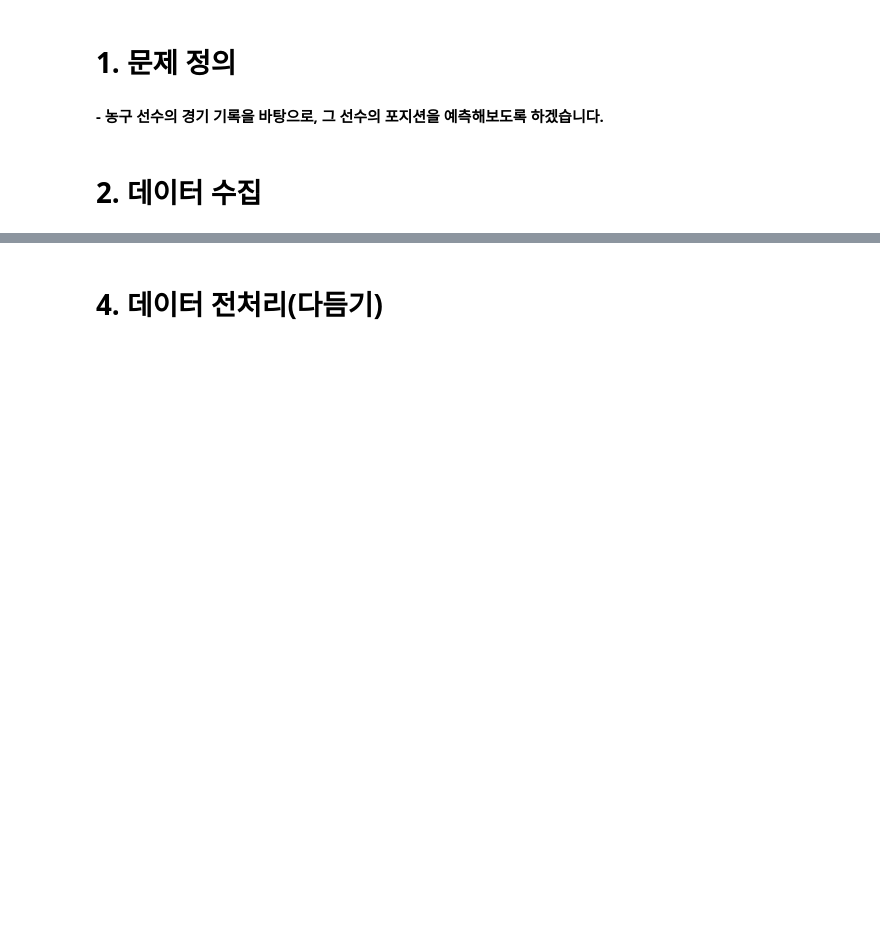
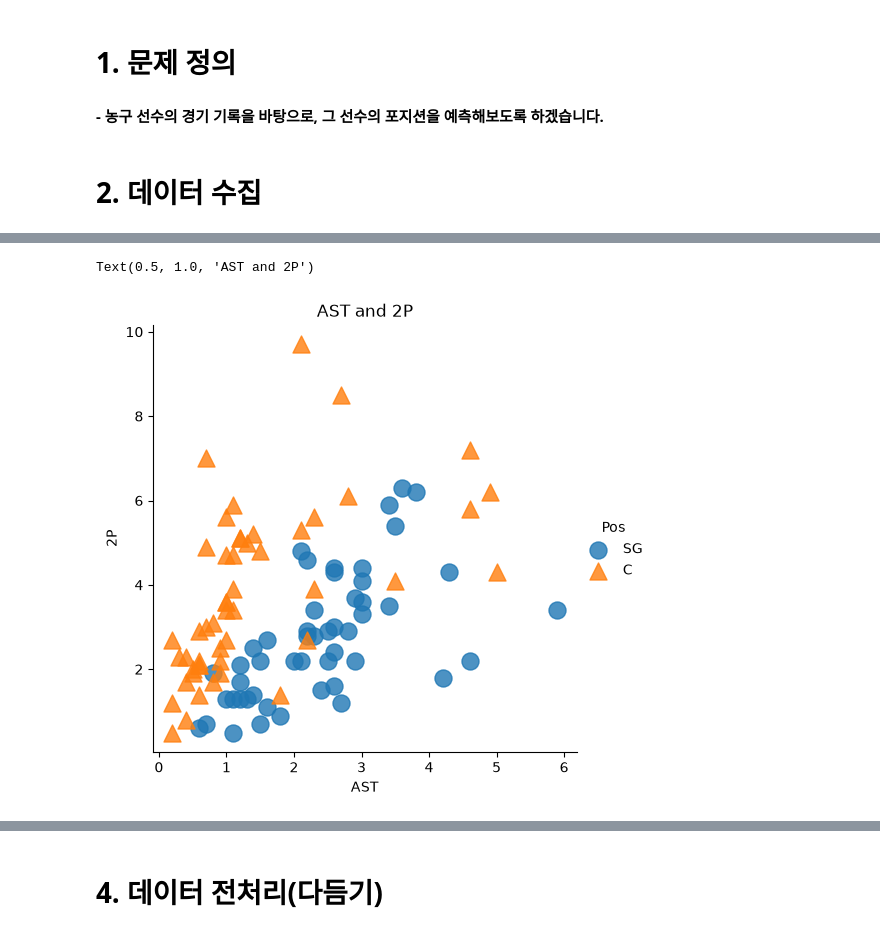
Before and after one commit to hyun5739975/Machine-Deep-Learning, a Jupyter notebook: ch01_EDA.ipynb, the cells around one changed output, grey strips where cells are left out. Drawn from its saved outputs; the diff is of its cells as text; code cells hidden in the pictures; blank space fills up the shorter version.

```diff
--- a/ch01_EDA.ipynb
+++ b/ch01_EDA.ipynb
@@ -22,0 +98,11 @@ warnings.filterwarnings("ignore")
+# %%
+# 'AST(어시스트)', '2P(2점슛)' 데이터 시각화
+sb.lmplot(data = df, x ='AST', y = '2P', hue = 'Pos'
+          , fit_reg = False, scatter_kws ={"s":150}
+          , markers=["o", "^"])
+
+# title
+plt.title("AST and 2P")
+# %% [output]
+Text(0.5, 1.0, 'AST and 2P')
+[figure, added]
```
Also changed, not shown: parts of 13 cells of this notebook, 1 other file.
